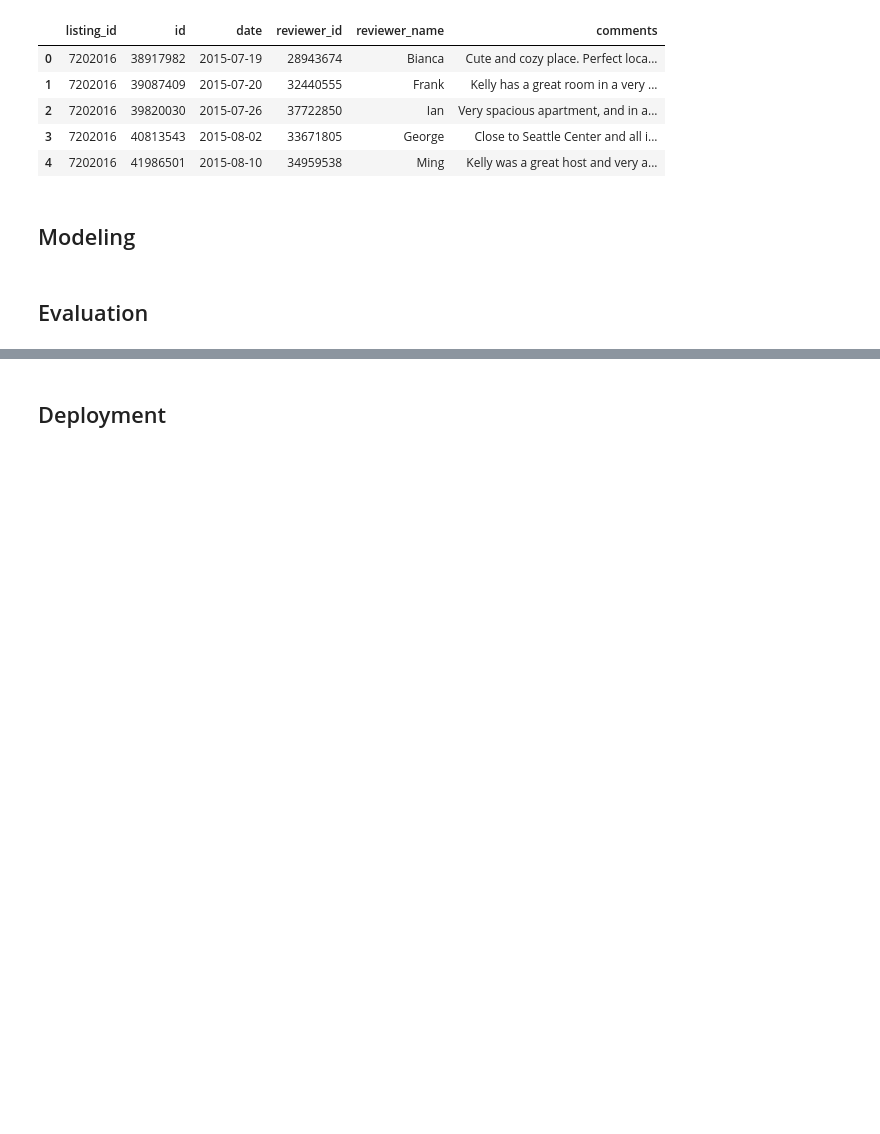
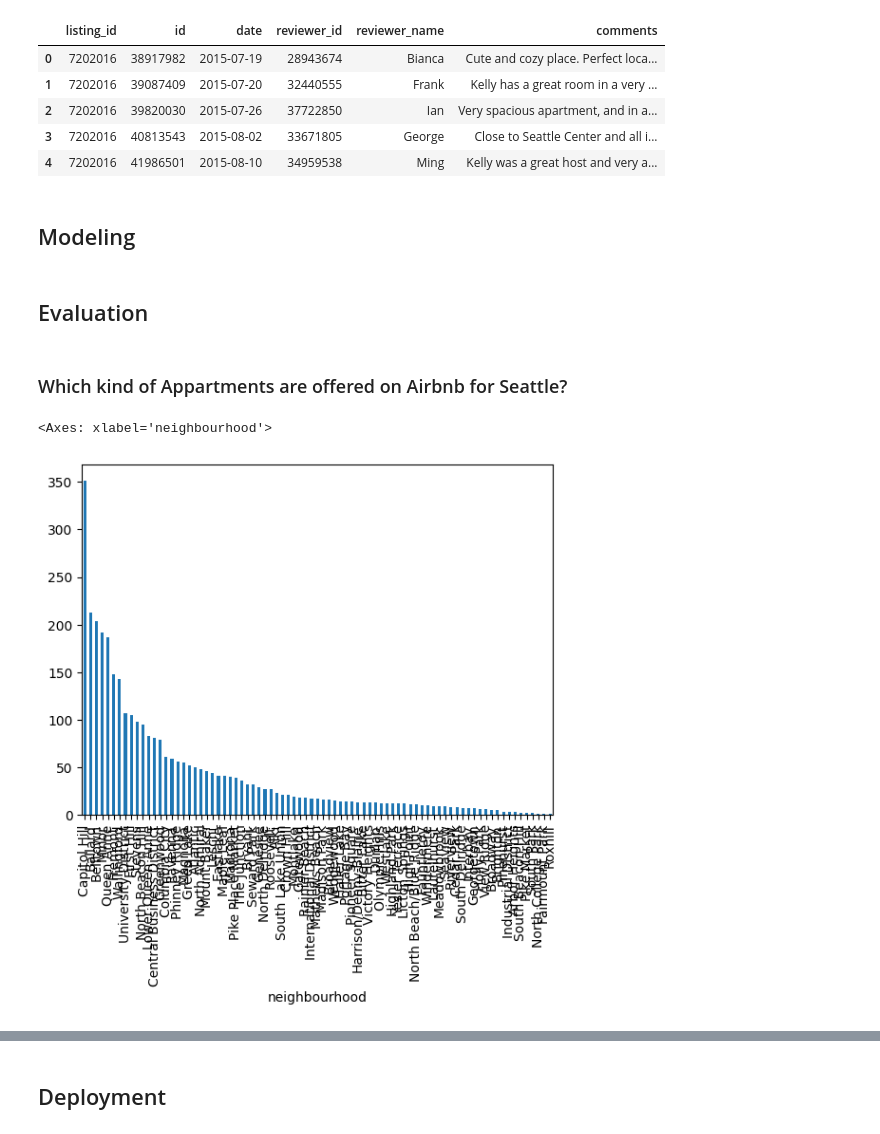
Before and after one commit to carini599/Airbnb_Seattle_Carina_Breu, a Jupyter notebook: airbnb_seattle_notebook.ipynb, the cells around one changed output, grey strips where cells are left out. Drawn from its saved outputs; the diff is of its cells as text; code cells hidden in the pictures; blank space fills up the shorter version.

Commit message:
feat: add basic unidimensional charts

```diff
--- a/airbnb_seattle_notebook.ipynb
+++ b/airbnb_seattle_notebook.ipynb
@@ -66,3 +127,11 @@ df_reviews.head()
 ## Modeling
 # %% [markdown]
 ## Evaluation
+# %% [markdown]
+### Which kind of Appartments are offered on Airbnb for Seattle?
+# %%
+#Neighboorhood
+df_list['neighbourhood'].value_counts().plot(kind='bar')
+# %% [output]
+<Axes: xlabel='neighbourhood'>
+[figure, added]
```
Also changed, not shown: parts of 13 cells of this notebook.
